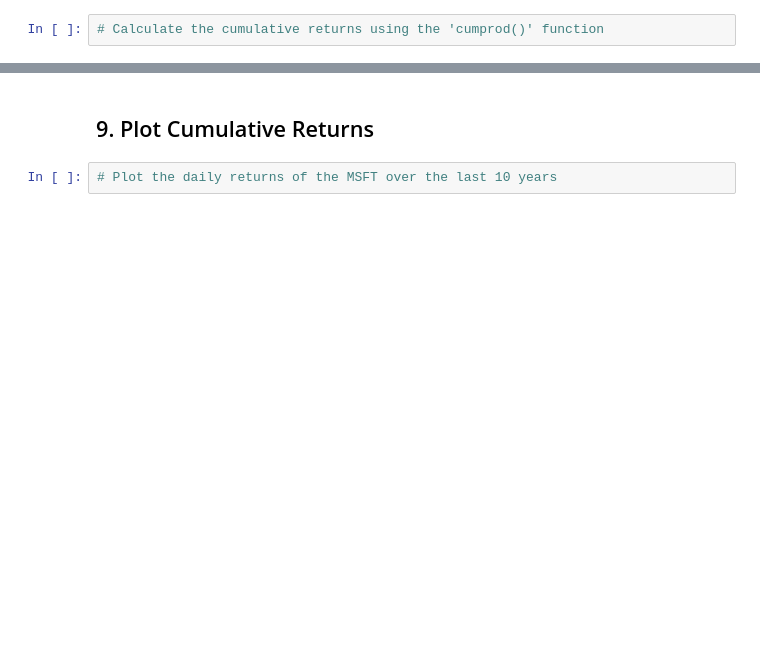
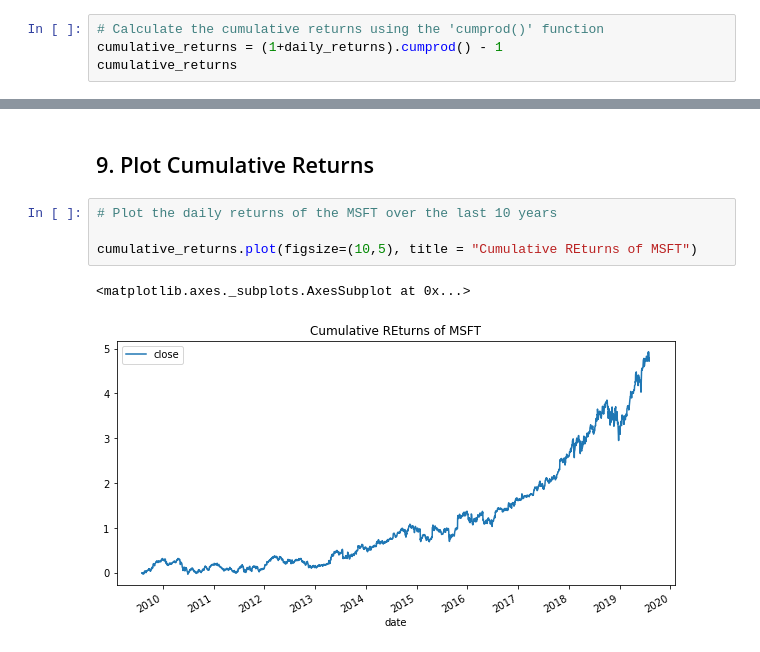
Before and after one commit to bjajim/Module3Assignment, a Jupyter notebook: Live_Lessons/04-Quantative-Analysis-with-Pandas/2/Activities/01-Ins_Returns/Unsolved/returns_inClass.ipynb, the cells around one changed output, grey strips where cells are left out. Saved outputs shown, nothing was run; the diff lists cells and outputs as text; blank space fills up the shorter version.

```diff
--- a/Live_Lessons/04-Quantative-Analysis-with-Pandas/2/Activities/01-Ins_Returns/Unsolved/returns_inClass.ipynb
+++ b/Live_Lessons/04-Quantative-Analysis-with-Pandas/2/Activities/01-Ins_Returns/Unsolved/returns_inClass.ipynb
@@ -98,3 +137,5 @@ msft_df.plot()
 [Pandas Documentation](https://pandas.pydata.org/pandas-docs/stable/reference/api/pandas.DataFrame.cumprod.html)
 # %%
 # Calculate the cumulative returns using the 'cumprod()' function
+cumulative_returns = (1+daily_returns).cumprod() - 1
+cumulative_returns
@@ -102,3 +158,8 @@ msft_df.plot()
 ## 9. Plot Cumulative Returns
 # %%
 # Plot the daily returns of the MSFT over the last 10 years
+
+cumulative_returns.plot(figsize=(10,5), title = "Cumulative REturns of MSFT")
+# %% [output]
+<matplotlib.axes._subplots.AxesSubplot at 0x...>
+[figure, added]
```
Also changed, not shown: parts of 5 cells of this notebook, 1 other file.
